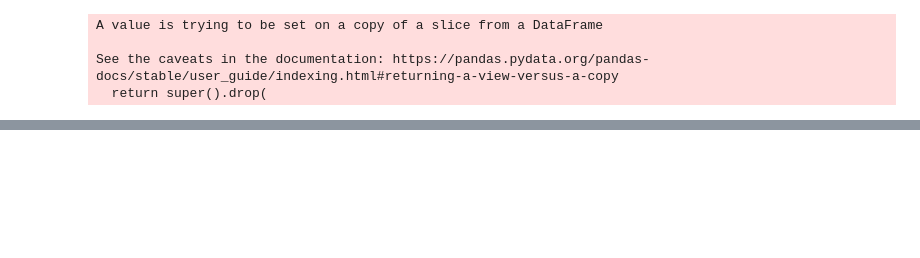
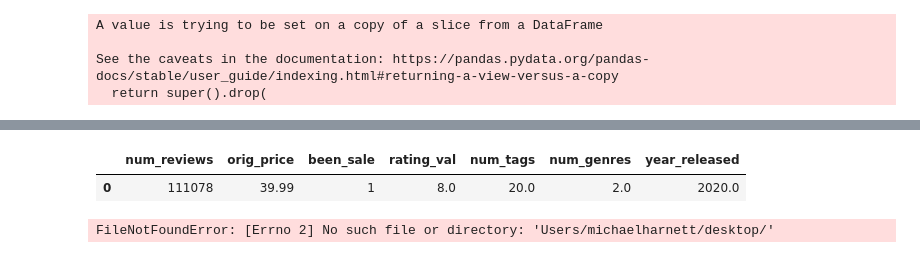
Before and after one commit to MichaelHarnett/Regression_Metis, a Jupyter notebook: df_editing.ipynb, the cells around one changed output, grey strips where cells are left out. Saved outputs shown, nothing was run; the diff lists cells and outputs as text; code cells hidden in the pictures; blank space fills up the shorter version.

```diff
--- a/df_editing.ipynb
+++ b/df_editing.ipynb
@@ -803,0 +899,12 @@ this is for all games that had a total listed for number of reviews. good starti
+# %%
+prelimdf2 = reviewsdf[['num_reviews', 'orig_price', 'been_sale', 'rating_val',
+                      'num_tags', 'num_genres', 'year_released']]
+# %%
+prelimdf2.head(1)
+# %% [output]
+|  | num_reviews | orig_price | been_sale | rating_val | num_tags | num_genres | year_released |
+| 0 | 111078 | 39.99 | 1 | 8.0 | 20.0 | 2.0 | 2020.0 |
+# %%
+prelimdf2.to_csv(r'Users/michaelharnett/desktop/')
+# %% [output]
+FileNotFoundError: [Errno 2] No such file or directory: 'Users/michaelharnett/desktop/'
```
Also changed, not shown: parts of 24 cells of this notebook, 2 other files.
